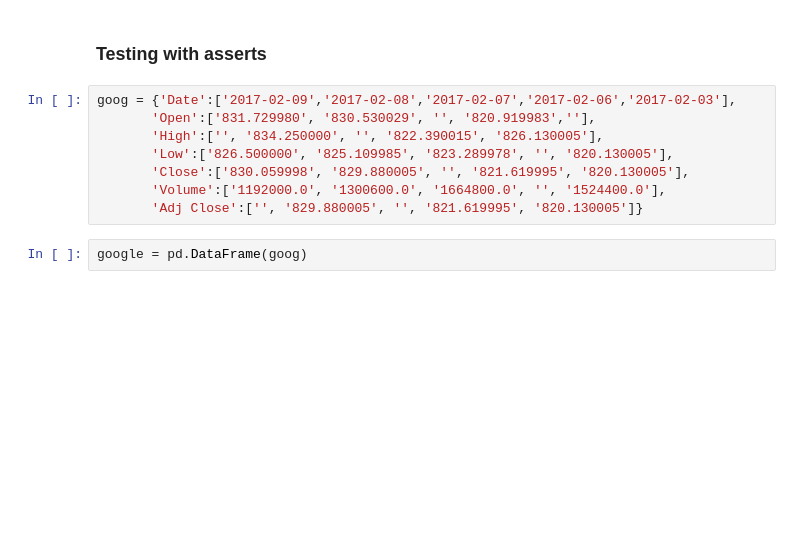
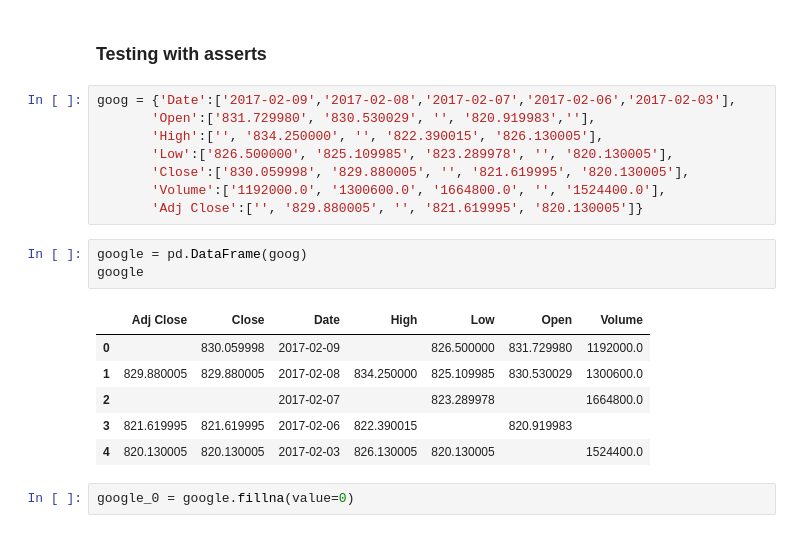
Before and after one commit to hanumkl/data-analysis-with-pandas, a Jupyter notebook: 1. Cleaning Data with Pandas/4. Data Types.ipynb, the cells around one changed output. Saved outputs shown, nothing was run; the diff lists cells and outputs as text; blank space fills up the shorter version.

```diff
--- a/1. Cleaning Data with Pandas/4. Data Types.ipynb
+++ b/1. Cleaning Data with Pandas/4. Data Types.ipynb
@@ -349,3 +349,13 @@ goog = {'Date':['2017-02-09','2017-02-08','2017-02-07','2017-02-06','2017-02-03'
        'Adj Close':['', '829.880005', '', '821.619995', '820.130005']}
 # %%
 google = pd.DataFrame(goog)
+google
+# %% [output]
+|  | Adj Close | Close | Date | High | Low | Open | Volume |
+| 0 |  | 830.059998 | 2017-02-09 |  | 826.500000 | 831.729980 | 1192000.0 |
+| 1 | 829.880005 | 829.880005 | 2017-02-08 | 834.250000 | 825.109985 | 830.530029 | 1300600.0 |
+| 2 |  |  | 2017-02-07 |  | 823.289978 |  | 1664800.0 |
+| 3 | 821.619995 | 821.619995 | 2017-02-06 | 822.390015 |  | 820.919983 |  |
+| 4 | 820.130005 | 820.130005 | 2017-02-03 | 826.130005 | 820.130005 |  | 1524400.0 |
+# %%
+google_0 = google.fillna(value=0)
```
Also changed, not shown: parts of 2 cells of this notebook.
